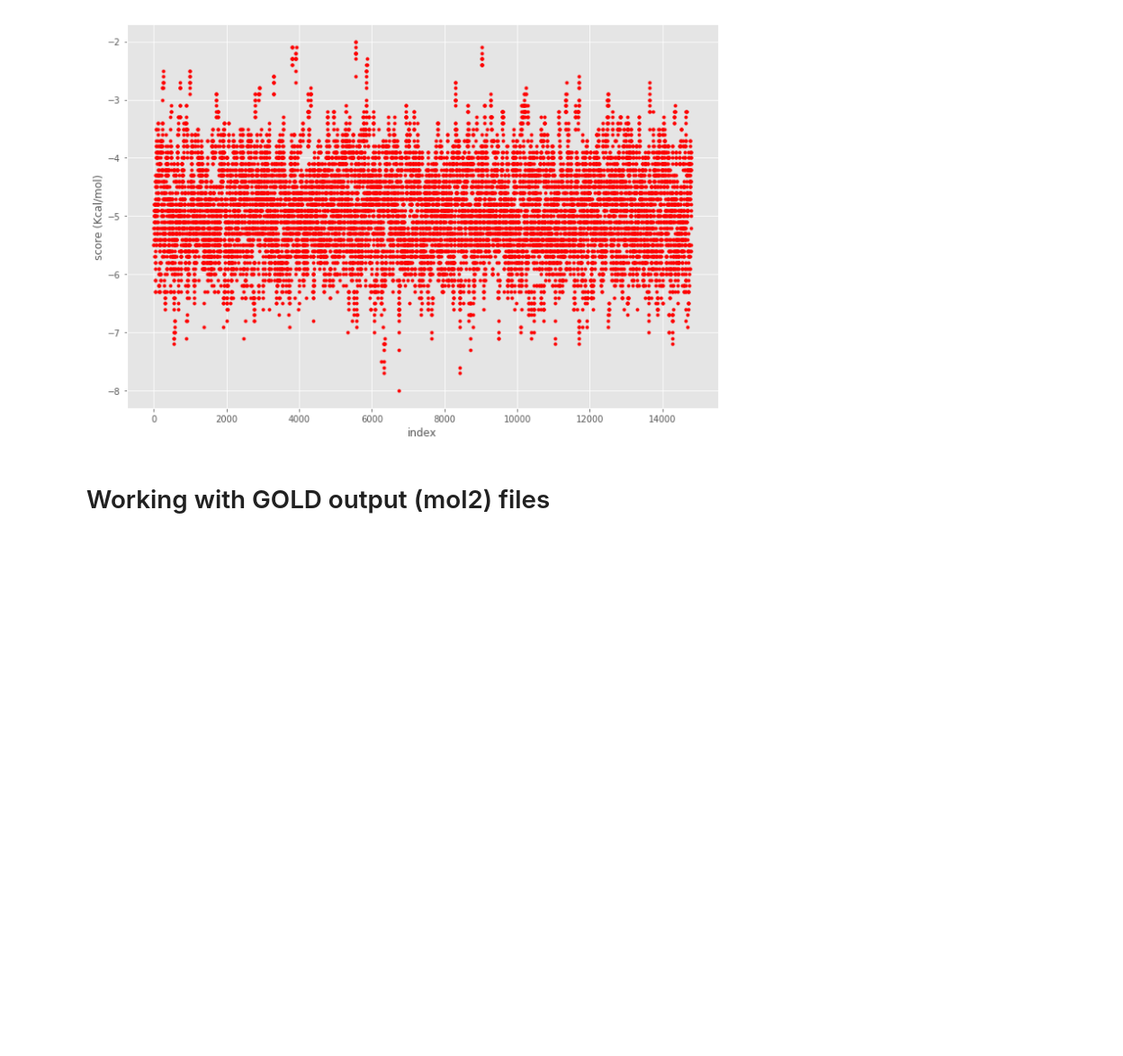
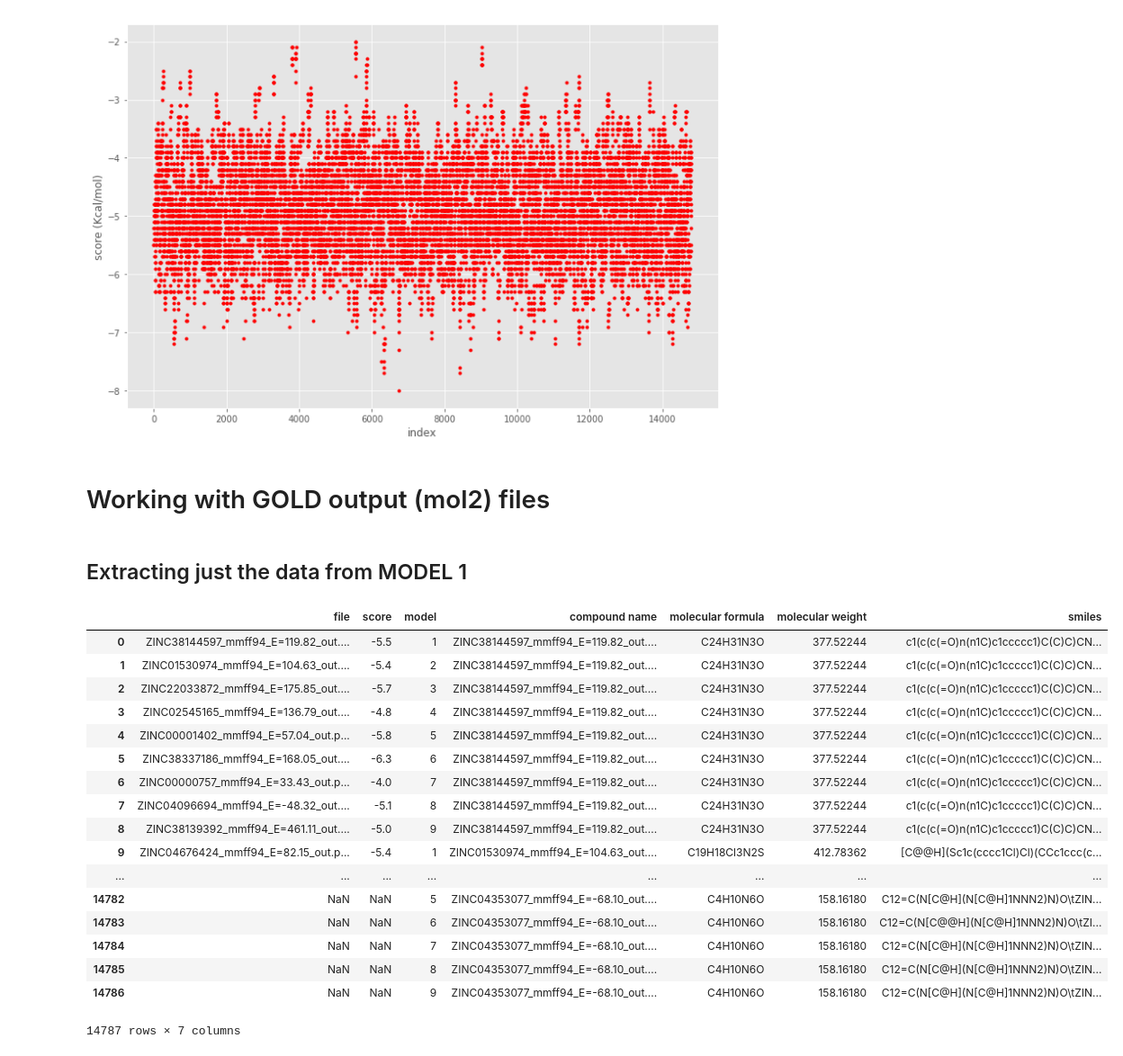
Before and after one commit to AngelRuizMoreno/Docking_analyzer_devel, a Jupyter notebook: Docking_analyzer/Notebooks/Docking_analizer.ipynb, the cells around one changed output. Shown at 90% size. Cells and saved outputs as stored; diff of their text form; code cells hidden in the pictures; blank space fills up the shorter version.

Commit message:
Extract just data from model 1 added

```diff
--- a/Docking_analyzer/Notebooks/Docking_analizer.ipynb
+++ b/Docking_analyzer/Notebooks/Docking_analizer.ipynb
@@ -123,3 +123,5 @@ with open(file,'rt') as file:
             if 'Gold.Score' in line:
                 x=line.strip()
                 print (x)
+# %% [markdown]
+## Extracting just the data from MODEL 1
@@ -125,0 +172,21 @@ with open(file,'rt') as file:
+# %%
+table
+# %% [output]
+|  | file | score | model | compound name | molecular formula | molecular weight | smiles |
+| 0 | ZINC38144597_mmff94_E=119.82_out.... | -5.5 | 1 | ZINC38144597_mmff94_E=119.82_out.... | C24H31N3O | 377.52244 | c1(c(c(=O)n(n1C)c1ccccc1)C(C)C)CN... |
+| 1 | ZINC01530974_mmff94_E=104.63_out.... | -5.4 | 2 | ZINC38144597_mmff94_E=119.82_out.... | C24H31N3O | 377.52244 | c1(c(c(=O)n(n1C)c1ccccc1)C(C)C)CN... |
+| 2 | ZINC22033872_mmff94_E=175.85_out.... | -5.7 | 3 | ZINC38144597_mmff94_E=119.82_out.... | C24H31N3O | 377.52244 | c1(c(c(=O)n(n1C)c1ccccc1)C(C)C)CN... |
+| 3 | ZINC02545165_mmff94_E=136.79_out.... | -4.8 | 4 | ZINC38144597_mmff94_E=119.82_out.... | C24H31N3O | 377.52244 | c1(c(c(=O)n(n1C)c1ccccc1)C(C)C)CN... |
+| 4 | ZINC00001402_mmff94_E=57.04_out.p... | -5.8 | 5 | ZINC38144597_mmff94_E=119.82_out.... | C24H31N3O | 377.52244 | c1(c(c(=O)n(n1C)c1ccccc1)C(C)C)CN... |
+| 5 | ZINC38337186_mmff94_E=168.05_out.... | -6.3 | 6 | ZINC38144597_mmff94_E=119.82_out.... | C24H31N3O | 377.52244 | c1(c(c(=O)n(n1C)c1ccccc1)C(C)C)CN... |
+| 6 | ZINC00000757_mmff94_E=33.43_out.p... | -4.0 | 7 | ZINC38144597_mmff94_E=119.82_out.... | C24H31N3O | 377.52244 | c1(c(c(=O)n(n1C)c1ccccc1)C(C)C)CN... |
+| 7 | ZINC04096694_mmff94_E=-48.32_out.... | -5.1 | 8 | ZINC38144597_mmff94_E=119.82_out.... | C24H31N3O | 377.52244 | c1(c(c(=O)n(n1C)c1ccccc1)C(C)C)CN... |
+| 8 | ZINC38139392_mmff94_E=461.11_out.... | -5.0 | 9 | ZINC38144597_mmff94_E=119.82_out.... | C24H31N3O | 377.52244 | c1(c(c(=O)n(n1C)c1ccccc1)C(C)C)CN... |
+| 9 | ZINC04676424_mmff94_E=82.15_out.p... | -5.4 | 1 | ZINC01530974_mmff94_E=104.63_out.... | C19H18Cl3N2S | 412.78362 | [C@@H](Sc1c(cccc1Cl)Cl)(CCc1ccc(c... |
+| ... | ... | ... | ... | ... | ... | ... | ... |
+| 14782 | NaN | NaN | 5 | ZINC04353077_mmff94_E=-68.10_out.... | C4H10N6O | 158.16180 | C12=C(N[C@H](N[C@H]1NNN2)N)O\tZIN... |
+| 14783 | NaN | NaN | 6 | ZINC04353077_mmff94_E=-68.10_out.... | C4H10N6O | 158.16180 | C12=C(N[C@@H](N[C@H]1NNN2)N)O\tZI... |
+| 14784 | NaN | NaN | 7 | ZINC04353077_mmff94_E=-68.10_out.... | C4H10N6O | 158.16180 | C12=C(N[C@H](N[C@H]1NNN2)N)O\tZIN... |
+| 14785 | NaN | NaN | 8 | ZINC04353077_mmff94_E=-68.10_out.... | C4H10N6O | 158.16180 | C12=C(N[C@H](N[C@H]1NNN2)N)O\tZIN... |
+| 14786 | NaN | NaN | 9 | ZINC04353077_mmff94_E=-68.10_out.... | C4H10N6O | 158.16180 | C12=C(N[C@H](N[C@H]1NNN2)N)O\tZIN... |
+14787 rows × 7 columns
```
Also changed, not shown: parts of 2 cells of this notebook.
